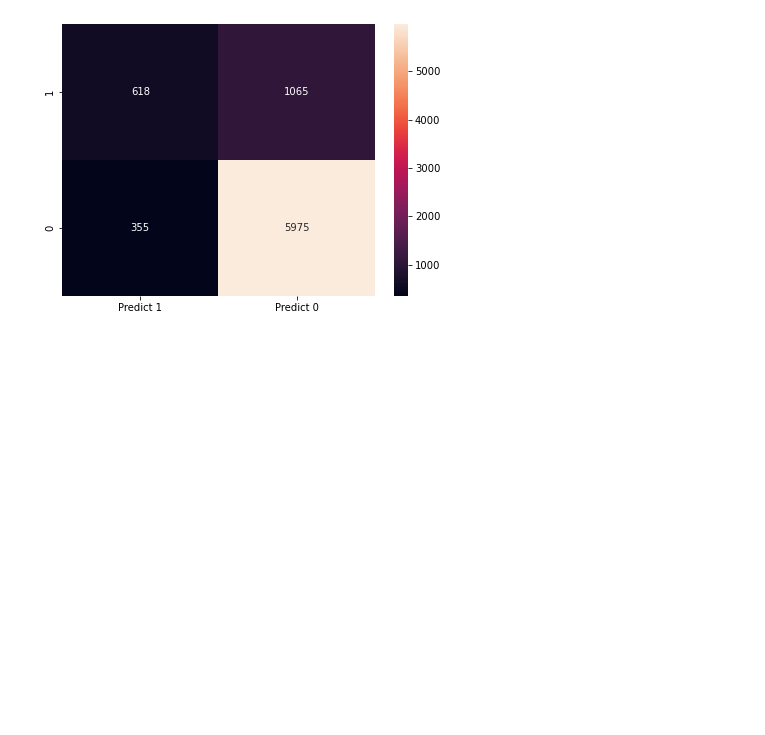
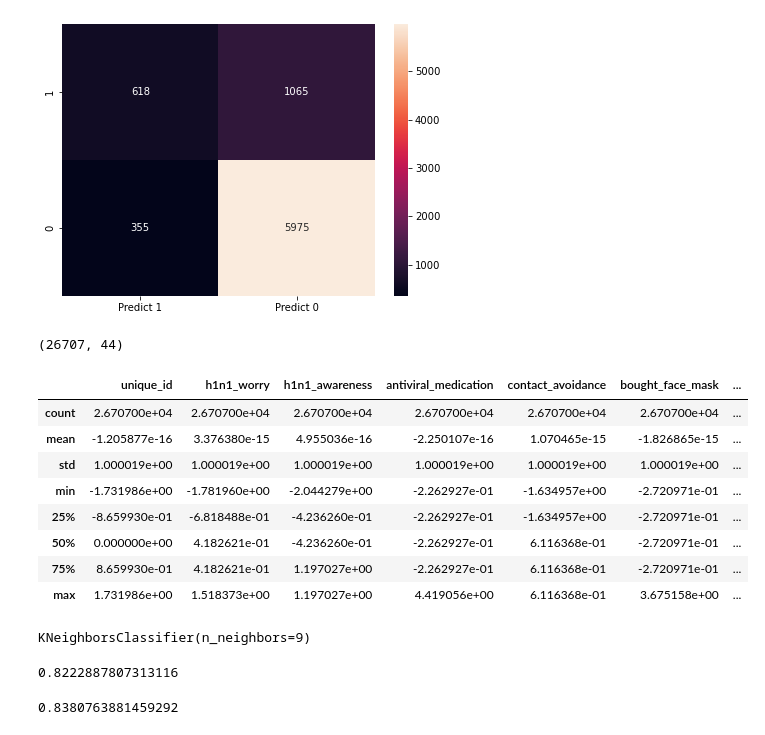
Before and after one commit to Roopesh1070/machine-learning-projects, a Jupyter notebook: logistic regression h1v1 vaccine.ipynb, the cells around one changed output. Cells and saved outputs as stored; diff of their text form; code cells hidden in the pictures; blank space fills up the shorter version.

```diff
--- a/logistic regression h1v1 vaccine.ipynb
+++ b/logistic regression h1v1 vaccine.ipynb
@@ -420,3 +414,7 @@ sns.heatmap(df_cm,annot=True,fmt='g')
 # %% [output]
 <AxesSubplot:>
 [figure]
+# %%
+df.shape
+# %% [output]
+(26707, 44)
@@ -422,0 +424,13 @@ sns.heatmap(df_cm,annot=True,fmt='g')
+# %%
+xscaled=x.apply(zscore)
+xscaled.describe()
+# %% [output]
+|  | unique_id | h1n1_worry | h1n1_awareness | antiviral_medication | contact_avoidance | bought_face_mask | ... |
+| count | 2.670700e+04 | 2.670700e+04 | 2.670700e+04 | 2.670700e+04 | 2.670700e+04 | 2.670700e+04 | ... |
+| mean | -1.205877e-16 | 3.376380e-15 | 4.955036e-16 | -2.250107e-16 | 1.070465e-15 | -1.826865e-15 | ... |
+| std | 1.000019e+00 | 1.000019e+00 | 1.000019e+00 | 1.000019e+00 | 1.000019e+00 | 1.000019e+00 | ... |
+| min | -1.731986e+00 | -1.781960e+00 | -2.044279e+00 | -2.262927e-01 | -1.634957e+00 | -2.720971e-01 | ... |
+| 25% | -8.659930e-01 | -6.818488e-01 | -4.236260e-01 | -2.262927e-01 | -1.634957e+00 | -2.720971e-01 | ... |
+| 50% | 0.000000e+00 | 4.182621e-01 | -4.236260e-01 | -2.262927e-01 | 6.116368e-01 | -2.720971e-01 | ... |
+| 75% | 8.659930e-01 | 4.182621e-01 | 1.197027e+00 | -2.262927e-01 | 6.116368e-01 | -2.720971e-01 | ... |
+| max | 1.731986e+00 | 1.518373e+00 | 1.197027e+00 | 4.419056e+00 | 6.116368e-01 | 3.675158e+00 | ... |
@@ -422,0 +441,13 @@ sns.heatmap(df_cm,annot=True,fmt='g')
+# %%
+NNH.fit(x_train,y_train)
+# %% [output]
+KNeighborsClassifier(n_neighbors=9)
+# %%
+predicted_labels=NNH.predict(x_test)
+NNH.score(x_test,y_test)
+# %% [output]
+0.8222887807313116
+# %%
+NNH.score(x_train,y_train)
+# %% [output]
+0.8380763881459292
```
Also changed, not shown: parts of 16 cells of this notebook.
